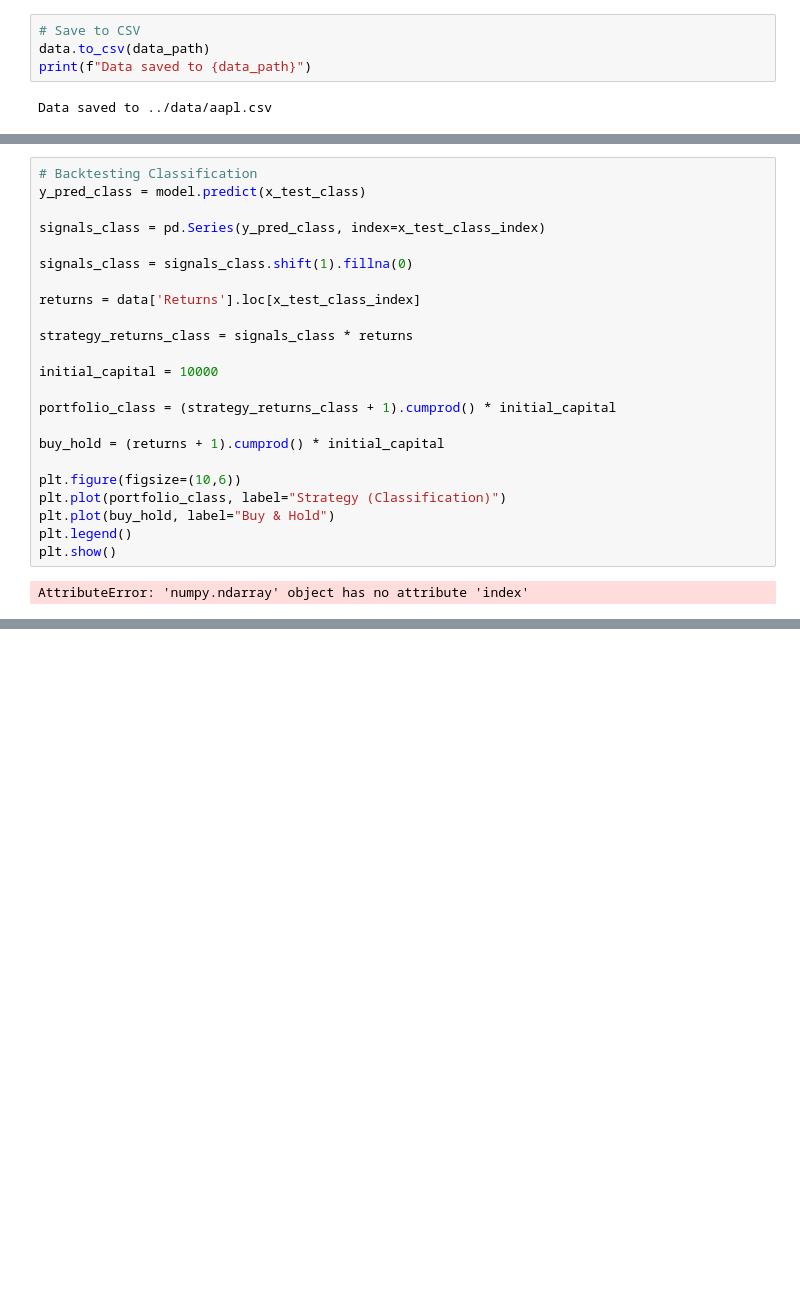
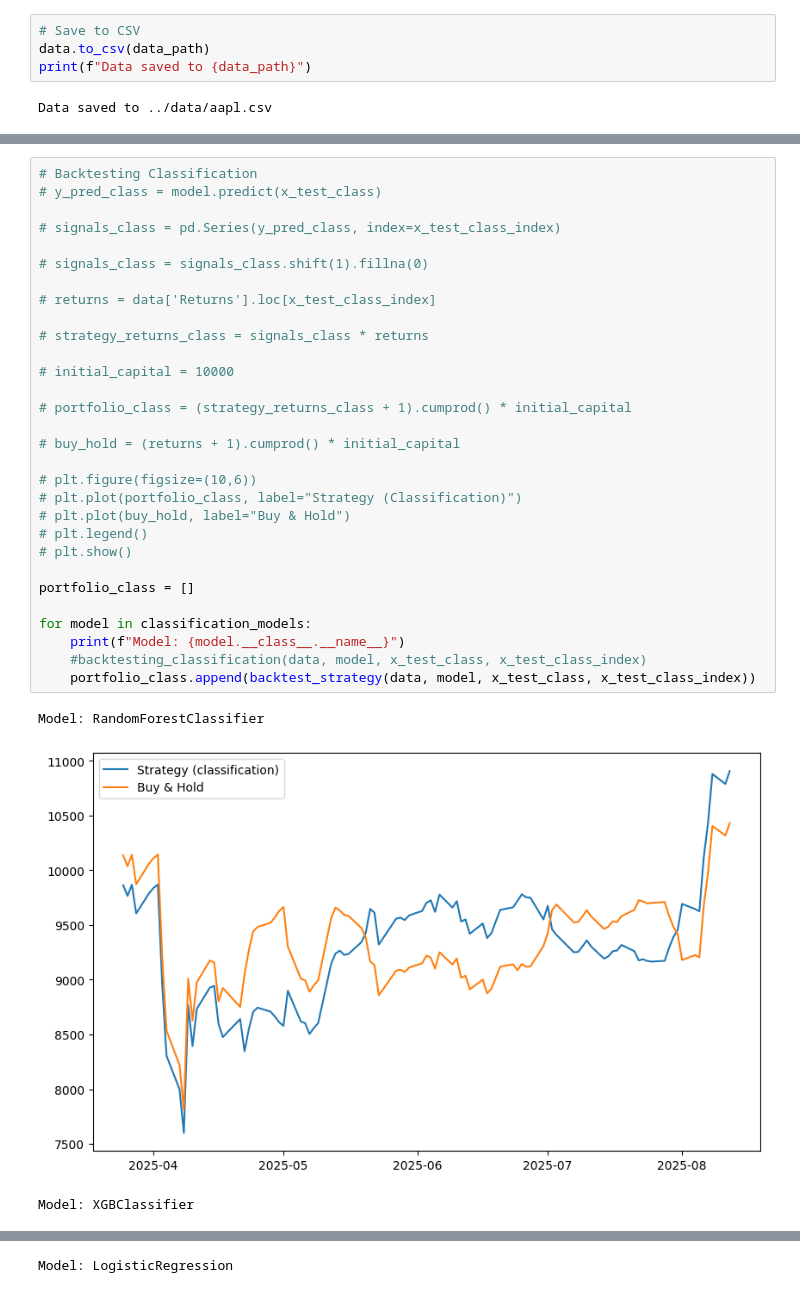
Before and after one commit to LurkingGamer365/stock-ml-predictor, a Jupyter notebook: notebooks/data_collection.ipynb, the cells around one changed output, grey strips where cells are left out. Cells and saved outputs as stored; diff of their text form; blank space fills up the shorter version.

```diff
--- a/notebooks/data_collection.ipynb
+++ b/notebooks/data_collection.ipynb
@@ -277,25 +348,34 @@ plt.show()
 # %%
 # Backtesting Classification
-y_pred_class = model.predict(x_test_class)
+# y_pred_class = model.predict(x_test_class)
 
-signals_class = pd.Series(y_pred_class, index=x_test_class_index)
+# signals_class = pd.Series(y_pred_class, index=x_test_class_index)
 
-signals_class = signals_class.shift(1).fillna(0)
+# signals_class = signals_class.shift(1).fillna(0)
 
-returns = data['Returns'].loc[x_test_class_index]
+# returns = data['Returns'].loc[x_test_class_index]
 
-strategy_returns_class = signals_class * returns
+# strategy_returns_class = signals_class * returns
 
-initial_capital = 10000
+# initial_capital = 10000
 
-portfolio_class = (strategy_returns_class + 1).cumprod() * initial_capital
+# portfolio_class = (strategy_returns_class + 1).cumprod() * initial_capital
 
-buy_hold = (returns + 1).cumprod() * initial_capital
+# buy_hold = (returns + 1).cumprod() * initial_capital
 
-plt.figure(figsize=(10,6))
-plt.plot(portfolio_class, label="Strategy (Classification)")
-plt.plot(buy_hold, label="Buy & Hold")
-plt.legend()
-plt.show()
+# plt.figure(figsize=(10,6))
+# plt.plot(portfolio_class, label="Strategy (Classification)")
+# plt.plot(buy_hold, label="Buy & Hold")
+# plt.legend()
+# plt.show()
+
+portfolio_class = []
+
+for model in classification_models:
+    print(f"Model: {model.__class__.__name__}")
+    #backtesting_classification(data, model, x_test_class, x_test_class_index)
+    portfolio_class.append(backtest_strategy(data, model, x_test_class, x_test_class_index))
 # %% [output]
-AttributeError: 'numpy.ndarray' object has no attribute 'index'
+Model: RandomForestClassifier
+[figure, added]
+Model: XGBClassifier
@@ -301,0 +383 @@ AttributeError: 'numpy.ndarray' object has no attribute 'index'
+Model: LogisticRegression
```
Also changed, not shown: parts of 28 cells of this notebook, 2 other files.
